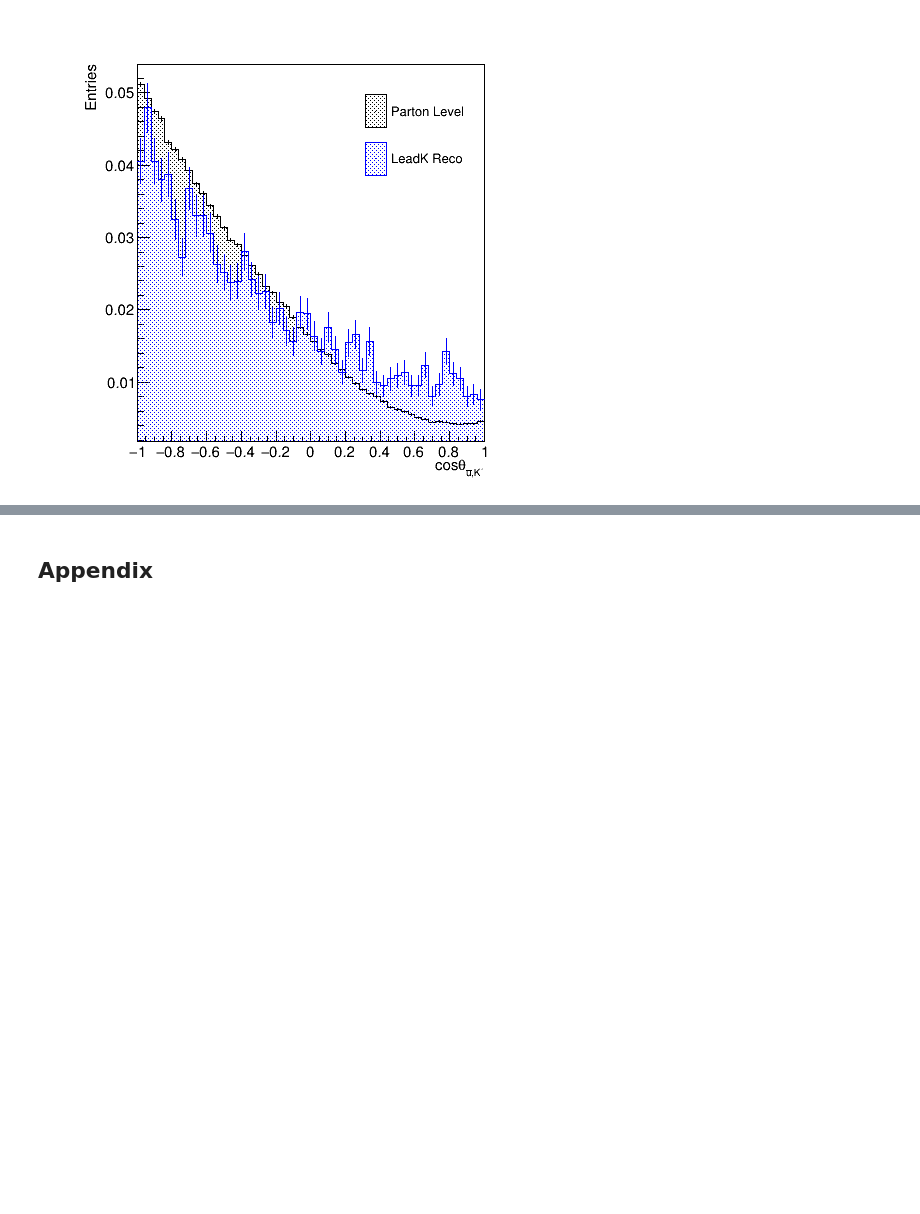
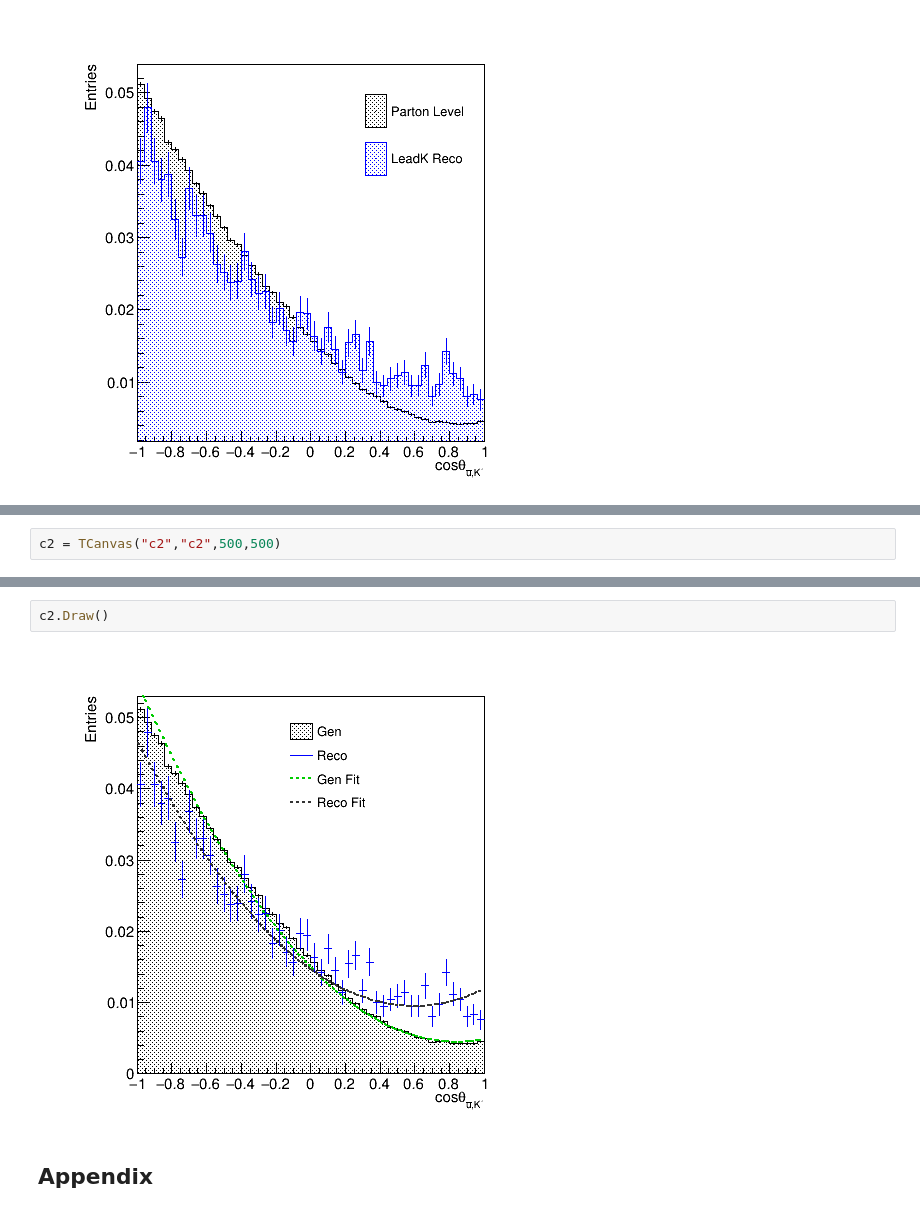
Before and after one commit to yuichiok/VertexMacro, a Jupyter notebook: QQbar250/jupyter/ssbar/Polar/uu/PolarAngle.ipynb, the cells around one changed output, grey strips where cells are left out. Cells and saved outputs as stored; diff of their text form; blank space fills up the shorter version.

```diff
--- a/QQbar250/jupyter/ssbar/Polar/uu/PolarAngle.ipynb
+++ b/QQbar250/jupyter/ssbar/Polar/uu/PolarAngle.ipynb
@@ -77,0 +108,2 @@ c1.Draw()
+# %%
+c2 = TCanvas("c2","c2",500,500)
@@ -78,3 +126,7 @@ c1.Draw()
+# %%
+c2.Draw()
+# %% [output]
+[figure, added]
 # %% [markdown]
 ## Appendix
 # %% [markdown]
```
Also changed, not shown: parts of 4 cells of this notebook, 4 other files.
